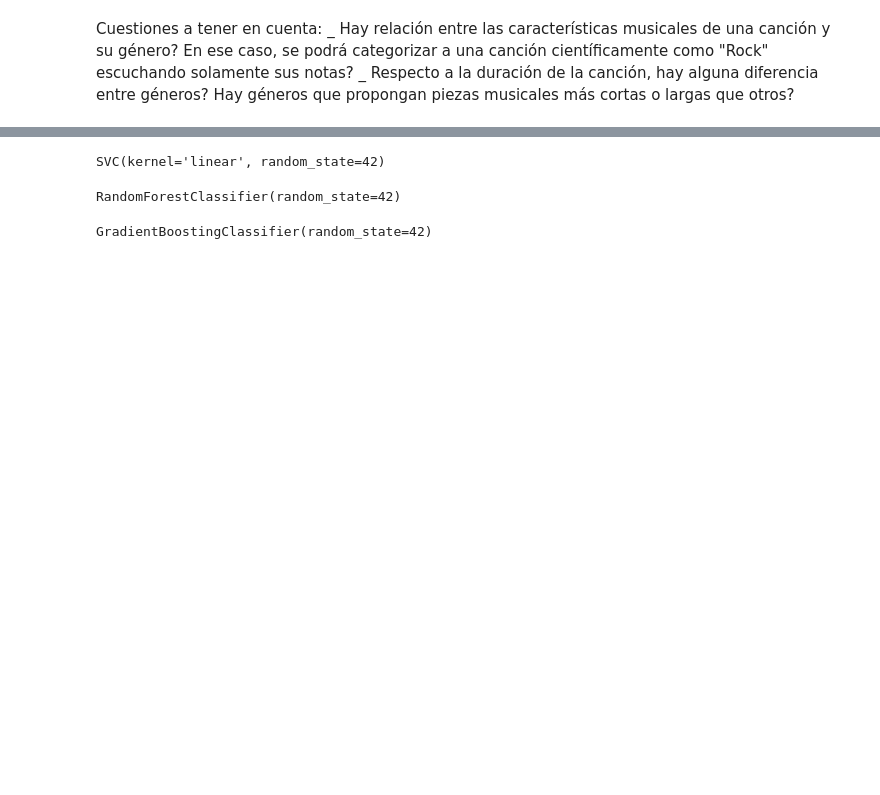
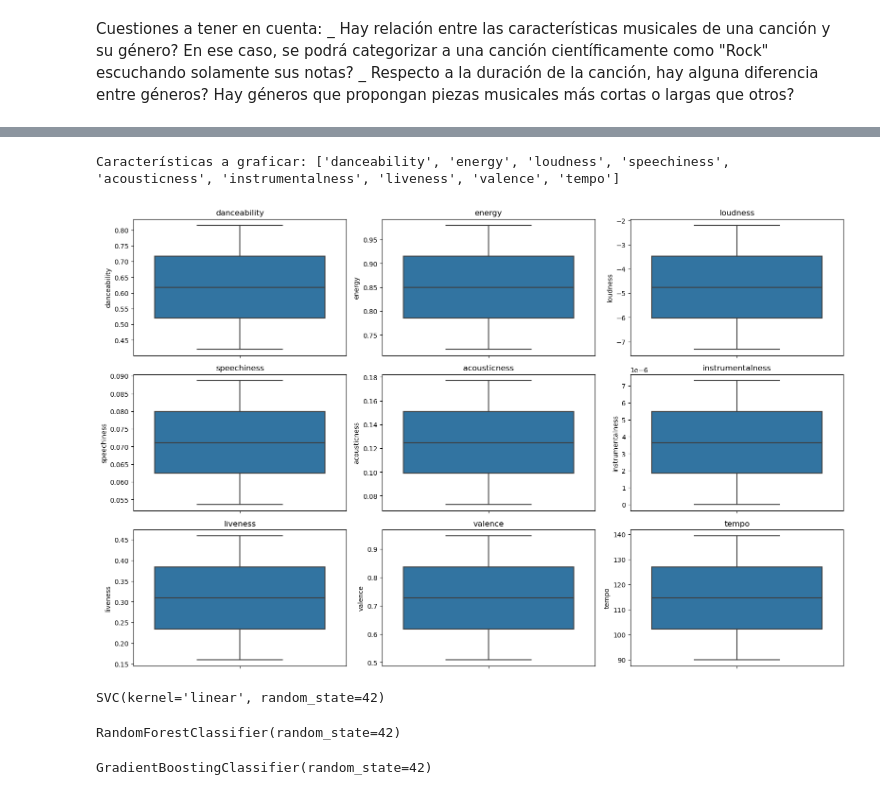
Before and after one commit to BarcinaMatias/Data-Science-II, a Jupyter notebook: PreentregaPF+MatiasBarcina.ipynb, the cells around one changed output, grey strips where cells are left out. Drawn from its saved outputs; the diff is of its cells as text; code cells hidden in the pictures; blank space fills up the shorter version.

```diff
--- a/PreentregaPF+MatiasBarcina.ipynb
+++ b/PreentregaPF+MatiasBarcina.ipynb
@@ -221,3 +263,26 @@ plt.show()
+# %%
+umbral_popularidad = 45
+df_populares = df[df['popularity'] > umbral_popularidad]
+
+# Características a visualizar
+caracteristicas = ['danceability', 'energy', 'loudness', 'speechiness', 'acousticness', 'instrumentalness', 'liveness', 'valence', 'tempo']
+
+# Verificar si todas las características están en el DataFrame
+caracteristicas_existentes = [caracteristica for caracteristica in caracteristicas if caracteristica in df.columns]
+print("Características a graficar:", caracteristicas_existentes)
+
+# Crear gráficos
+plt.figure(figsize=(16, 10))
+for i, caracteristica in enumerate(caracteristicas_existentes, 1):
+    plt.subplot(3, 3, i)
+    sns.boxplot(data=df_populares, y=caracteristica)
+    plt.title(caracteristica)
+
+plt.tight_layout()
+plt.show()
+# %% [output]
+Características a graficar: ['danceability', 'energy', 'loudness', 'speechiness', 'acousticness', 'instrumentalness', 'liveness', 'valence', 'tempo']
+[figure, added]
 # %%
 features = ['acousticness', 'danceability', 'energy', 'instrumentalness', 'liveness',
             'loudness', 'speechiness', 'tempo', 'valence']
```
Also changed, not shown: parts of 8 cells of this notebook.
